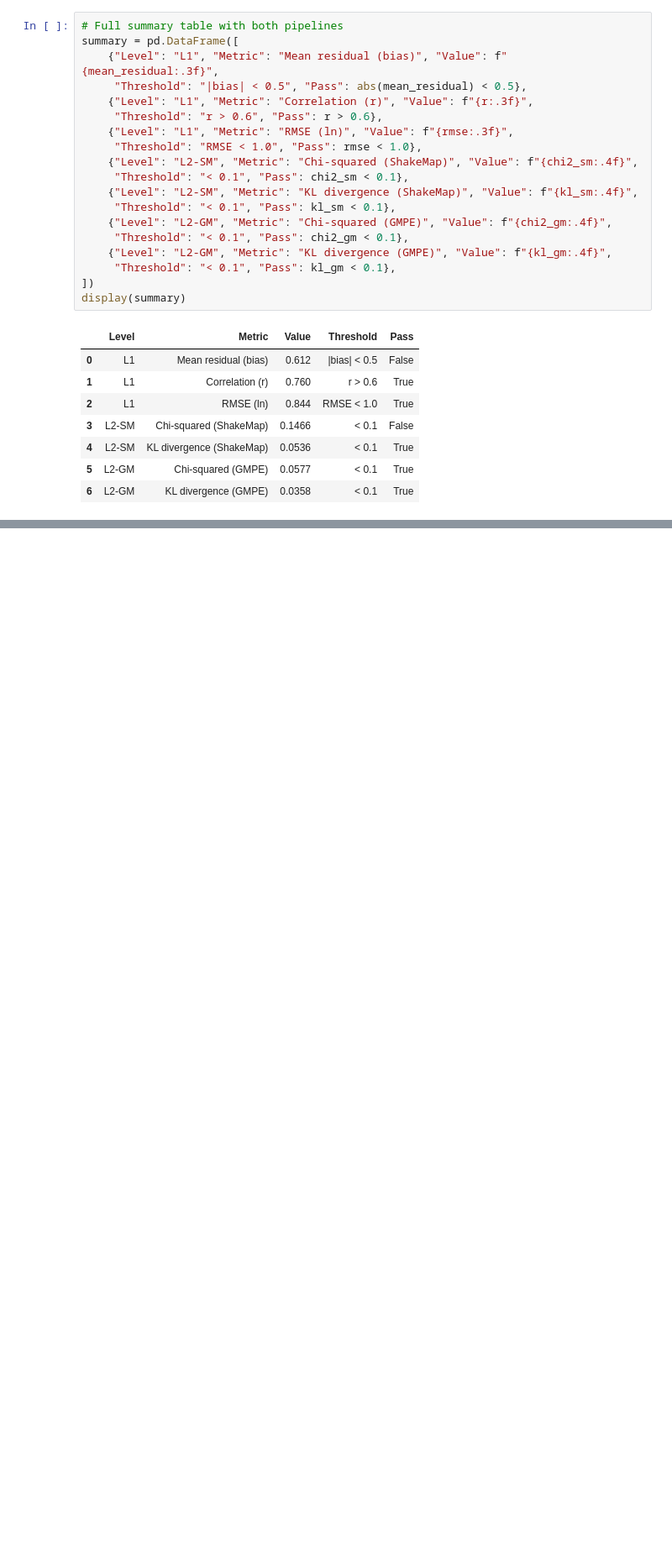
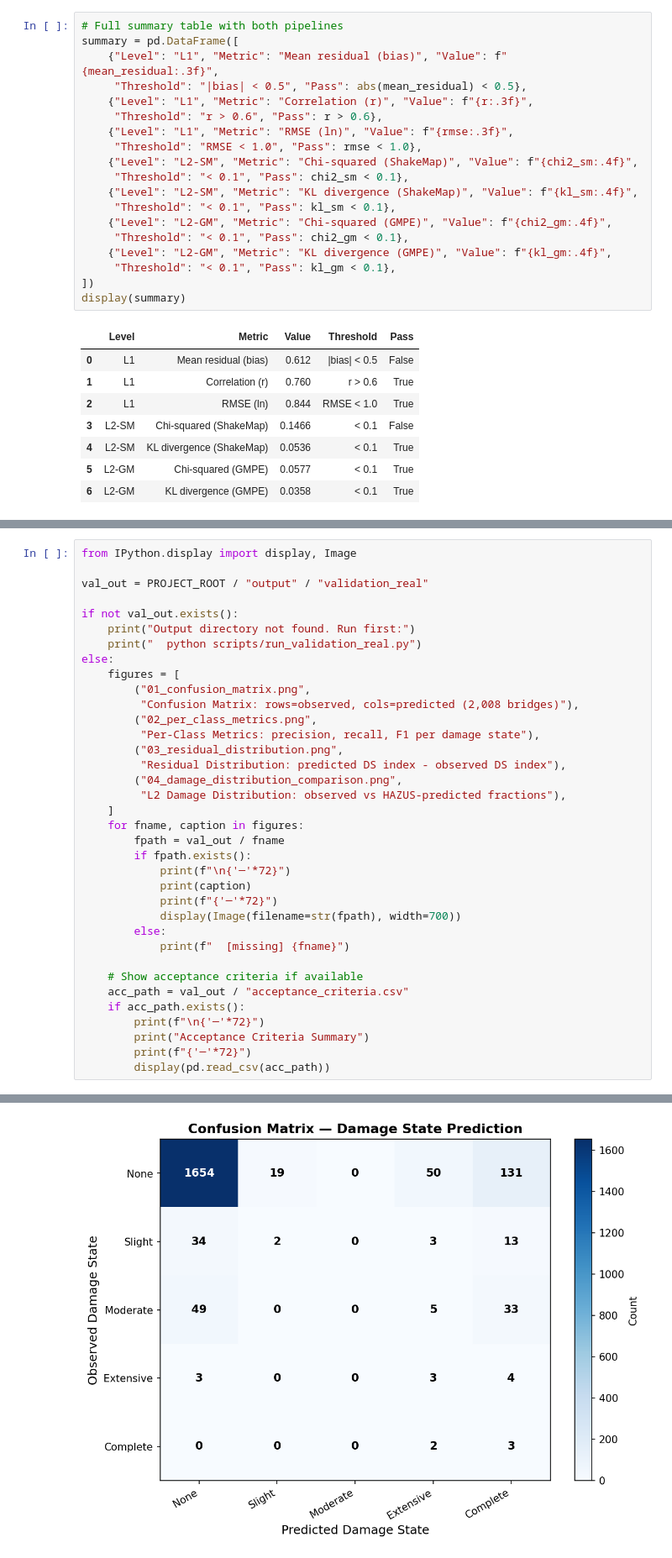
Before and after one commit to WenyuChiou/Cat_framework, a Jupyter notebook: tutorials/05_validation.ipynb, the cells around one changed output, grey strips where cells are left out. Shown at 84% size. Cells and saved outputs as stored; diff of their text form; blank space fills up the shorter version.

```diff
--- a/tutorials/05_validation.ipynb
+++ b/tutorials/05_validation.ipynb
@@ -401,0 +421,37 @@ display(summary)
+# %%
+from IPython.display import display, Image
+
+val_out = PROJECT_ROOT / "output" / "validation_real"
+
+if not val_out.exists():
+    print("Output directory not found. Run first:")
+    print("  python scripts/run_validation_real.py")
+else:
+    figures = [
+        ("01_confusion_matrix.png",
+         "Confusion Matrix: rows=observed, cols=predicted (2,008 bridges)"),
+        ("02_per_class_metrics.png",
+         "Per-Class Metrics: precision, recall, F1 per damage state"),
+        ("03_residual_distribution.png",
+         "Residual Distribution: predicted DS index - observed DS index"),
+        ("04_damage_distribution_comparison.png",
+         "L2 Damage Distribution: observed vs HAZUS-predicted fractions"),
+    ]
+    for fname, caption in figures:
+        fpath = val_out / fname
+        if fpath.exists():
+            print(f"\n{'─'*72}")
+            print(caption)
+            print(f"{'─'*72}")
+            display(Image(filename=str(fpath), width=700))
+        else:
+            print(f"  [missing] {fname}")
+
+    # Show acceptance criteria if available
+    acc_path = val_out / "acceptance_criteria.csv"
+    if acc_path.exists():
+        print(f"\n{'─'*72}")
+        print("Acceptance Criteria Summary")
+        print(f"{'─'*72}")
+        display(pd.read_csv(acc_path))
+# %% [output]
@@ -401,0 +461 @@ display(summary)
+[figure, added]
```
Also changed, not shown: parts of 4 cells of this notebook, 3 other files.
